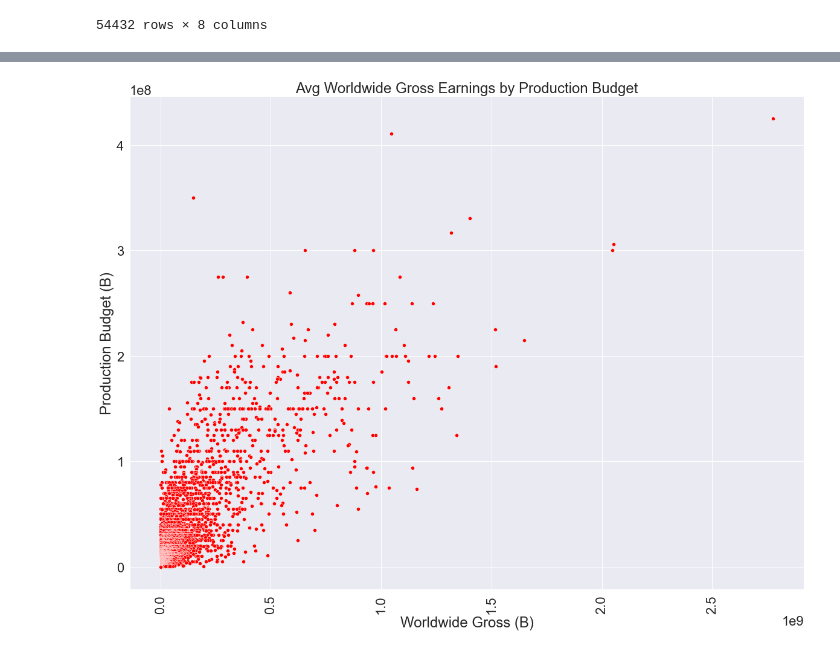
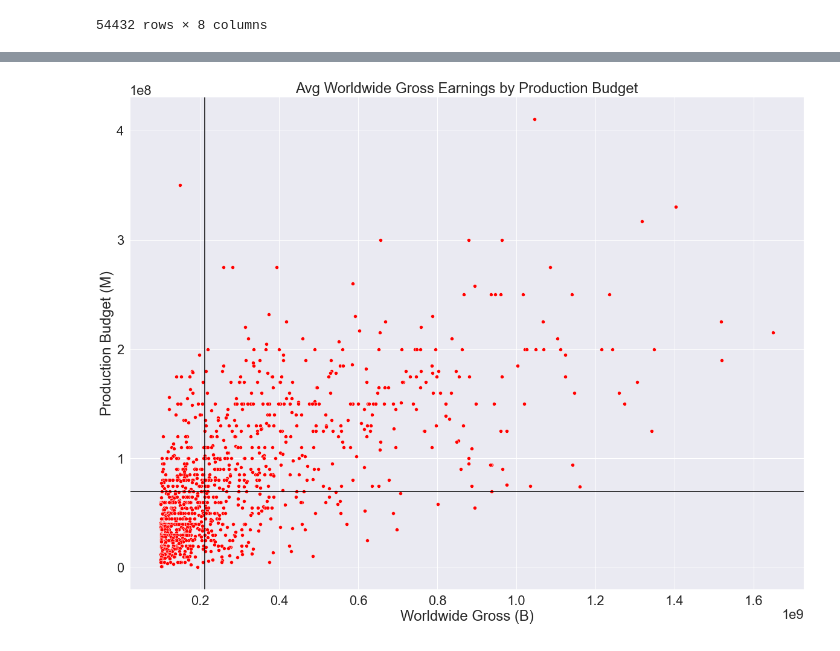
Before and after one commit to srinir301/Microsoft-Movie-Studio-Recommendations, a Jupyter notebook: Diego/student.ipynb, the cells around one changed output, grey strips where cells are left out. Saved outputs shown, nothing was run; the diff lists cells and outputs as text; code cells hidden in the pictures.

```diff
--- a/Diego/student.ipynb
+++ b/Diego/student.ipynb
@@ -126,7 +64,8 @@ fm['worldwide_gross'] = fm['domestic_gross'] + fm['foreign_gross']
 # %%
 fig, ax = plt.subplots(figsize=(13,8))
 sns.barplot(x = fm['year'], y = fm['worldwide_gross'], ax=ax);
-sns.set_palette("rocket")
+sns.set(font_scale=1)
+
 ax.set_xlabel("Year")
 ax.set_ylabel("Worldwide Gross (B)")
 ax.set_title("Avg Worldwide Gross Made by Movies in Billions")
@@ -159,7 +84,8 @@ tn = tn[tn['release_date'] > 1999]                               # Years above 1
                                                                  # Replacing symbols then to_numeric
 tn['worldwide_gross'] = pd.to_numeric(tn['worldwide_gross'].replace({'\$': '', ',': ''}, regex=True), errors='coerce')
 tn['worldwide_gross'] = tn['worldwide_gross'] * 1                # All numbers to positive
-tn = tn[tn['worldwide_gross'] > 0]                             # All worldwide_gross greater than 0
+tn = tn[(tn['worldwide_gross'] > 100000000) & (tn['worldwide_gross'] < 2000000000)]
+                                                                # All worldwide_gross greater than 30000000
 
 # Cleaning production budget column
                                                                  # Replacing symbols then to_numeric
@@ -168,18 +94,19 @@ tn['production_budget'] = tn['production_budget'] * 1            # All numbers t
 tn = tn[tn['production_budget'] > 0]                             # All production_budget greater than 0
 # %%
 # production_budget / worldwide_gross correlation plot
+pg_median = tn['production_budget'].median()
+wwg_median = tn['worldwide_gross'].median()
 
 fig, ax = plt.subplots(figsize=(20,15))
 sns.scatterplot(x = tn['worldwide_gross'], y = tn['production_budget'], ax=ax, color="red");
 sns.set(font_scale=2)
-# sns.color_palette("flare", as_cmap=True)
+
 ax.set_xlabel("Worldwide Gross (B)")
-ax.set_ylabel("Production Budget (B)")
+ax.set_ylabel("Production Budget (M)")
 ax.set_title("Avg Worldwide Gross Earnings by Production Budget")
-ax.tick_params(axis='x', rotation=90)
+ax.axhline(pg_median, color="black")
+ax.axvline(wwg_median, color="black")
+
 plt.show()
-
-
-# Positive correlation
 # %% [output]
-[figure, old version]
+[figure, new version]
```
Also changed, not shown: parts of 22 cells of this notebook, 1 other file.
